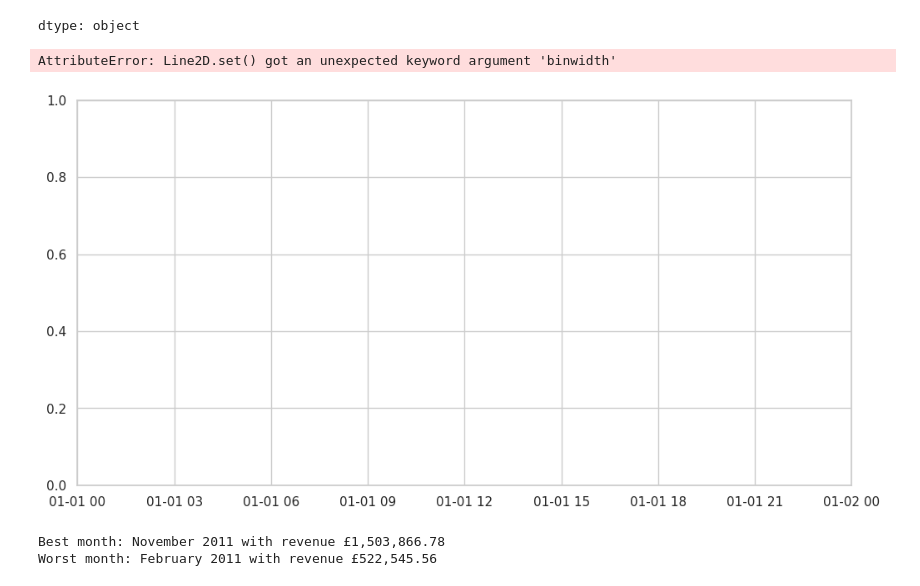
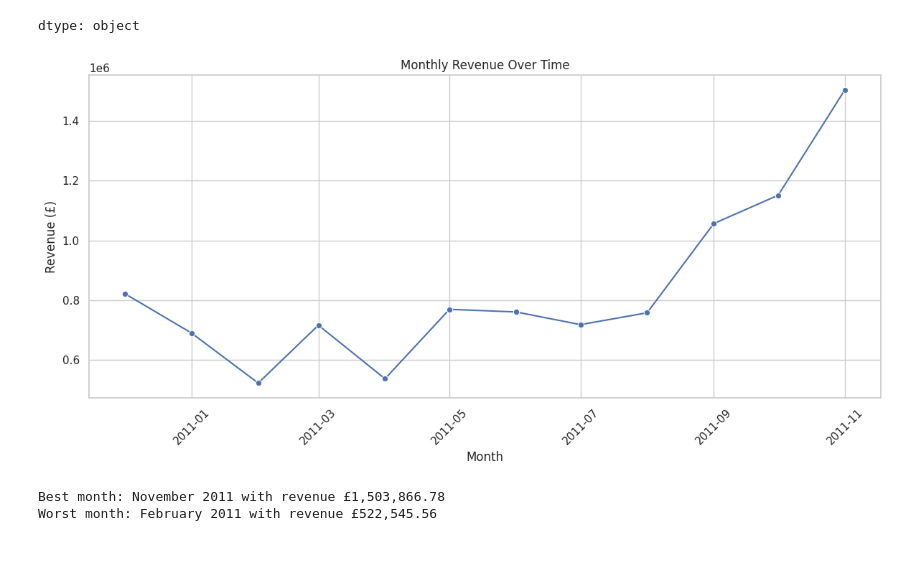
Before and after one commit to Brutva/online-retail-analysis, a Jupyter notebook: notebooks/online_retail_analysis.ipynb, the cells around one changed output. Saved outputs shown, nothing was run; the diff lists cells and outputs as text; code cells hidden in the pictures; blank space fills up the shorter version.

```diff
--- a/notebooks/online_retail_analysis.ipynb
+++ b/notebooks/online_retail_analysis.ipynb
@@ -274,30 +274,28 @@ dtype: object
 # %%
 plt.figure(figsize=(12, 6))
 
 sns.lineplot(
     data=complete_months,
     x="Month",
     y="MonthlyRevenue",
-    marker="o",
-    binwidth=1
+    marker="o"
 )
 
 plt.title("Monthly Revenue Over Time")
 plt.xlabel("Month")
 plt.ylabel("Revenue (£)")
 plt.xticks(rotation=45)
 plt.tight_layout()
 
 plt.savefig(
     IMAGES_DIR / "monthly_revenue.png",
     dpi=150,
     bbox_inches="tight"
 )
 
 plt.show()
 # %% [output]
-AttributeError: Line2D.set() got an unexpected keyword argument 'binwidth'
-[figure, old version]
+[figure, new version]
 # %%
 best_month = complete_months.loc[complete_months["MonthlyRevenue"].idxmax()]
 worst_month = complete_months.loc[complete_months["MonthlyRevenue"].idxmin()]
```
